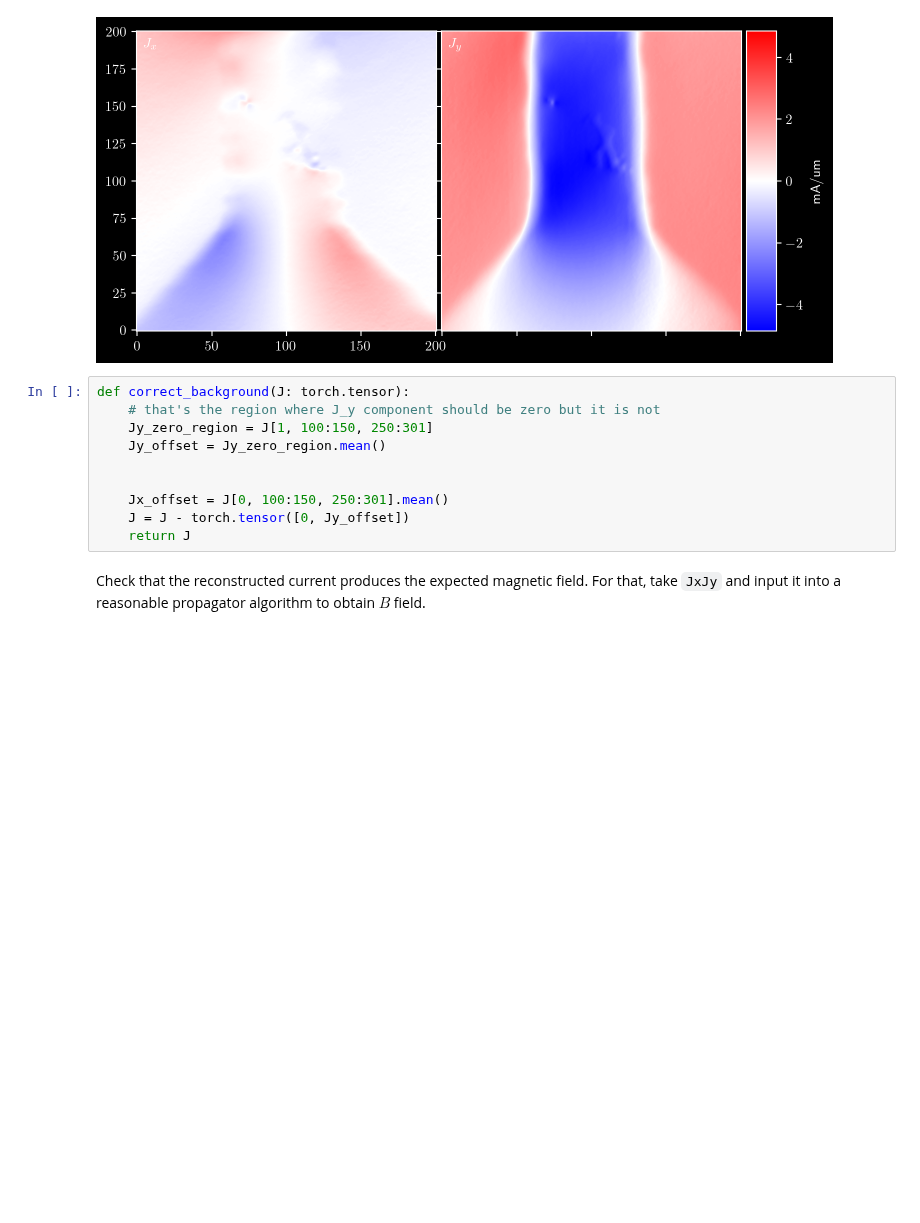
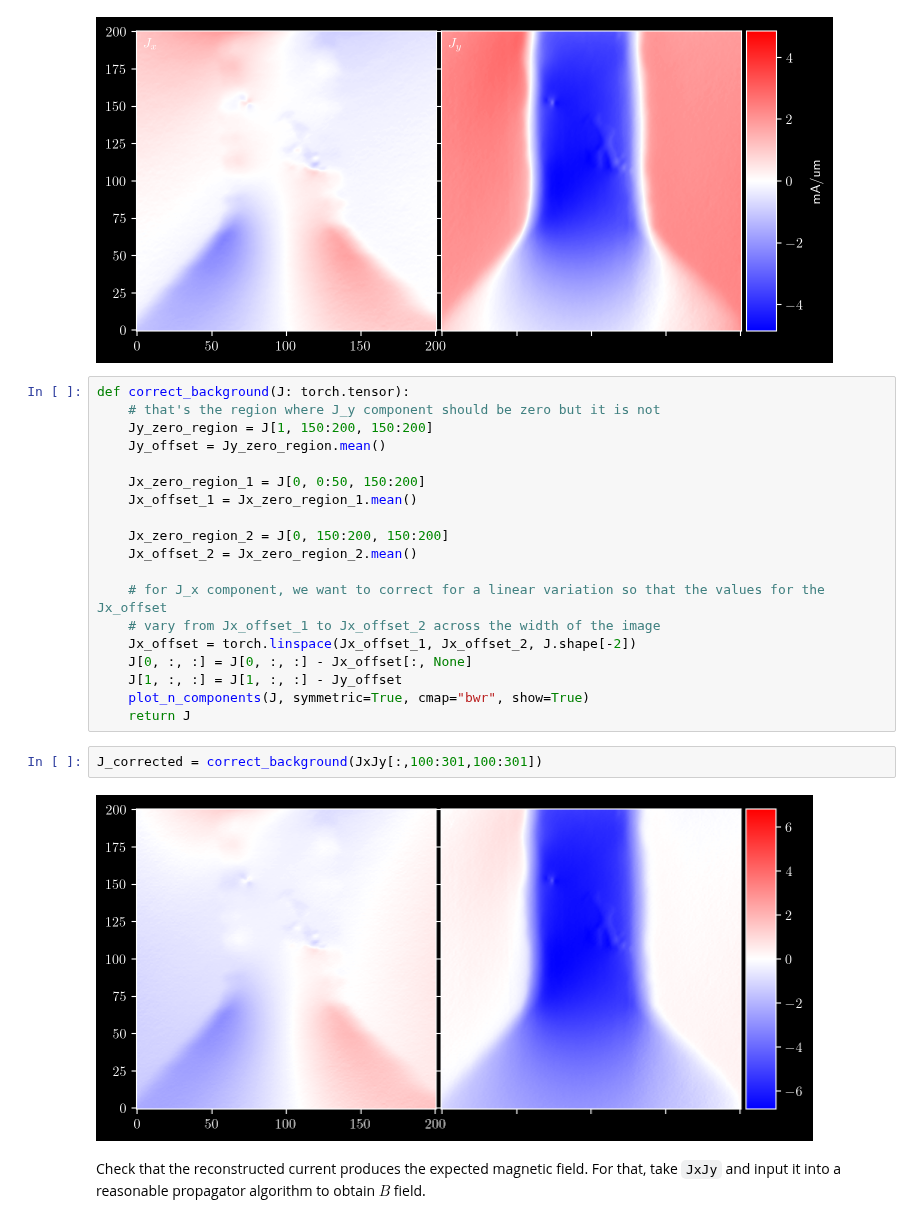
Before and after one commit to DavidBroadway/magrec, a Jupyter notebook: magrec/notebooks/Test Magnetic Field Reconstruction/Test_Magnetic_Field_Recon.ipynb, the cells around one changed output. Saved outputs shown, nothing was run; the diff lists cells and outputs as text; blank space fills up the shorter version.

Commit message:
Correct notebook for testing current propagation

```diff
--- a/magrec/notebooks/Test Magnetic Field Reconstruction/Test_Magnetic_Field_Recon.ipynb
+++ b/magrec/notebooks/Test Magnetic Field Reconstruction/Test_Magnetic_Field_Recon.ipynb
@@ -118,13 +121,26 @@ imshow_kwargs={
 # %%
 def correct_background(J: torch.tensor):
     # that's the region where J_y component should be zero but it is not
-    Jy_zero_region = J[1, 100:150, 250:301]
+    Jy_zero_region = J[1, 150:200, 150:200]
     Jy_offset = Jy_zero_region.mean()
 
+    Jx_zero_region_1 = J[0, 0:50, 150:200]
+    Jx_offset_1 = Jx_zero_region_1.mean()
 
-    Jx_offset = J[0, 100:150, 250:301].mean()
-    J = J - torch.tensor([0, Jy_offset])
+    Jx_zero_region_2 = J[0, 150:200, 150:200]
+    Jx_offset_2 = Jx_zero_region_2.mean()
+
+    # for J_x component, we want to correct for a linear variation so that the values for the Jx_offset
+    # vary from Jx_offset_1 to Jx_offset_2 across the width of the image
+    Jx_offset = torch.linspace(Jx_offset_1, Jx_offset_2, J.shape[-2])
+    J[0, :, :] = J[0, :, :] - Jx_offset[:, None]
+    J[1, :, :] = J[1, :, :] - Jy_offset
+    plot_n_components(J, symmetric=True, cmap="bwr", show=True)
     return J
+# %%
+J_corrected = correct_background(JxJy[:,100:301,100:301])
+# %% [output]
+[figure, added]
 # %% [markdown]
 Check that the reconstructed current produces the expected magnetic field. For that, take `JxJy` and input it into a reasonable propagator algorithm to obtain $B$ field.
 # %%
```
Also changed, not shown: parts of 4 cells of this notebook.
